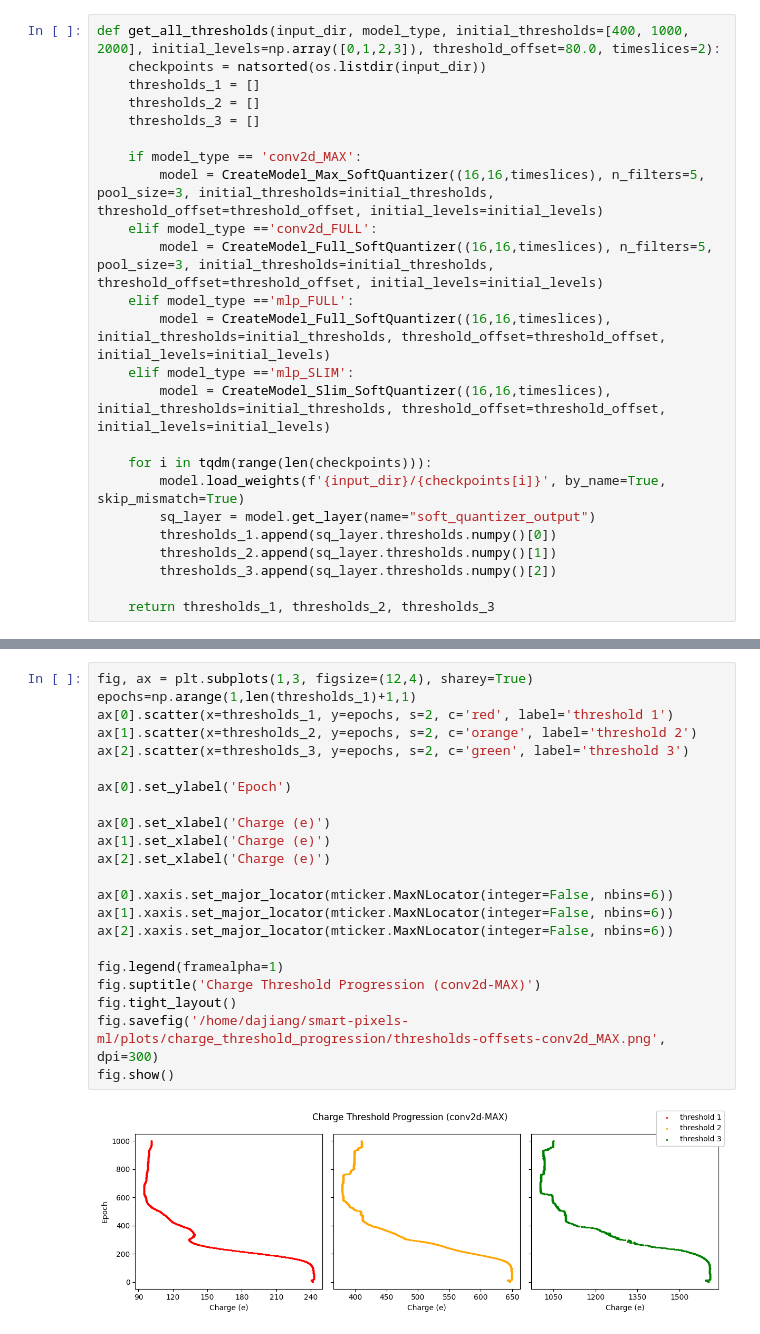
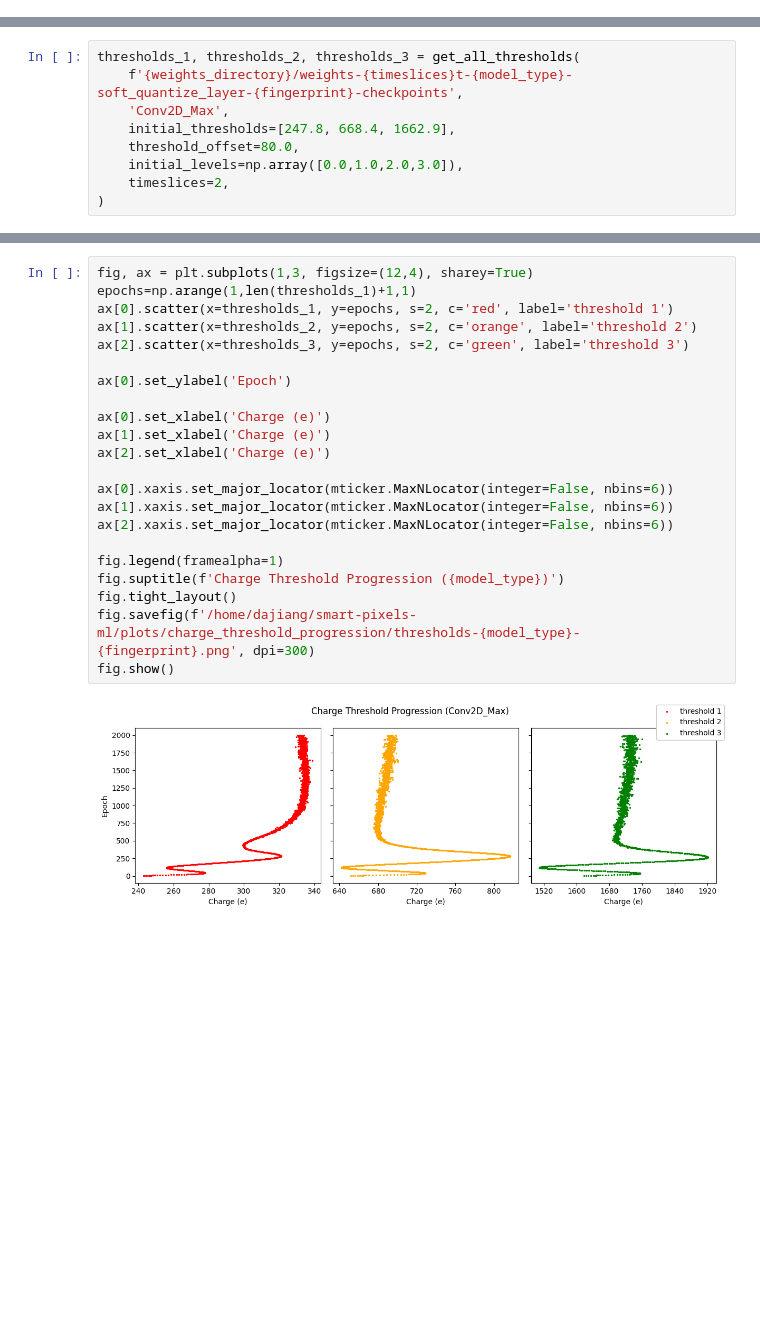
Before and after one commit to davidgjiang/smart-pixels-ml, a Jupyter notebook: training_tracker.ipynb, the cells around one changed output, grey strips where cells are left out. Saved outputs shown, nothing was run; the diff lists cells and outputs as text; blank space fills up the shorter version.

```diff
--- a/training_tracker.ipynb
+++ b/training_tracker.ipynb
@@ -71,24 +31,0 @@ fig.show()
-# %%
-def get_all_thresholds(input_dir, model_type, initial_thresholds=[400, 1000, 2000], initial_levels=np.array([0,1,2,3]), threshold_offset=80.0, timeslices=2):
-    checkpoints = natsorted(os.listdir(input_dir))
-    thresholds_1 = []
-    thresholds_2 = []
-    thresholds_3 = []
-
-    if model_type == 'conv2d_MAX':
-        model = CreateModel_Max_SoftQuantizer((16,16,timeslices), n_filters=5, pool_size=3, initial_thresholds=initial_thresholds, threshold_offset=threshold_offset, initial_levels=initial_levels)
-    elif model_type =='conv2d_FULL':
-        model = CreateModel_Full_SoftQuantizer((16,16,timeslices), n_filters=5, pool_size=3, initial_thresholds=initial_thresholds, threshold_offset=threshold_offset, initial_levels=initial_levels)
-    elif model_type =='mlp_FULL':
-        model = CreateModel_Full_SoftQuantizer((16,16,timeslices), initial_thresholds=initial_thresholds, threshold_offset=threshold_offset, initial_levels=initial_levels)
-    elif model_type =='mlp_SLIM':
-        model = CreateModel_Slim_SoftQuantizer((16,16,timeslices), initial_thresholds=initial_thresholds, threshold_offset=threshold_offset, initial_levels=initial_levels)
-
-    for i in tqdm(range(len(checkpoints))):
-        model.load_weights(f'{input_dir}/{checkpoints[i]}', by_name=True, skip_mismatch=True)
-        sq_layer = model.get_layer(name="soft_quantizer_output")
-        thresholds_1.append(sq_layer.thresholds.numpy()[0])
-        thresholds_2.append(sq_layer.thresholds.numpy()[1])
-        thresholds_3.append(sq_layer.thresholds.numpy()[2])
-
-    return thresholds_1, thresholds_2, thresholds_3
@@ -98,0 +32,9 @@ thresholds_1, thresholds_2, thresholds_3 = get_all_thresholds('/data/dajiang/sma
+# %%
+thresholds_1, thresholds_2, thresholds_3 = get_all_thresholds(
+    f'{weights_directory}/weights-{timeslices}t-{model_type}-soft_quantize_layer-{fingerprint}-checkpoints',
+    'Conv2D_Max',
+    initial_thresholds=[247.8, 668.4, 1662.9],
+    threshold_offset=80.0,
+    initial_levels=np.array([0.0,1.0,2.0,3.0]),
+    timeslices=2,
+)
@@ -99,24 +43,24 @@ thresholds_1, thresholds_2, thresholds_3 = get_all_thresholds('/data/dajiang/sma
 # %%
 fig, ax = plt.subplots(1,3, figsize=(12,4), sharey=True)
 epochs=np.arange(1,len(thresholds_1)+1,1)
 ax[0].scatter(x=thresholds_1, y=epochs, s=2, c='red', label='threshold 1')
 ax[1].scatter(x=thresholds_2, y=epochs, s=2, c='orange', label='threshold 2')
 ax[2].scatter(x=thresholds_3, y=epochs, s=2, c='green', label='threshold 3')
 
 ax[0].set_ylabel('Epoch')
 
 ax[0].set_xlabel('Charge (e)')
 ax[1].set_xlabel('Charge (e)')
 ax[2].set_xlabel('Charge (e)')
 
 ax[0].xaxis.set_major_locator(mticker.MaxNLocator(integer=False, nbins=6))
 ax[1].xaxis.set_major_locator(mticker.MaxNLocator(integer=False, nbins=6))
 ax[2].xaxis.set_major_locator(mticker.MaxNLocator(integer=False, nbins=6))
 
 fig.legend(framealpha=1)
-fig.suptitle('Charge Threshold Progression (conv2d-MAX)')
+fig.suptitle(f'Charge Threshold Progression ({model_type})')
 fig.tight_layout()
-fig.savefig('/home/dajiang/smart-pixels-ml/plots/charge_threshold_progression/thresholds-offsets-conv2d_MAX.png', dpi=300)
+fig.savefig(f'/home/dajiang/smart-pixels-ml/plots/charge_threshold_progression/thresholds-{model_type}-{fingerprint}.png', dpi=300)
 fig.show()
 # %% [output]
-[figure, old version]
+[figure, new version]
```
Also changed, not shown: parts of 10 cells of this notebook, 4 other files.
